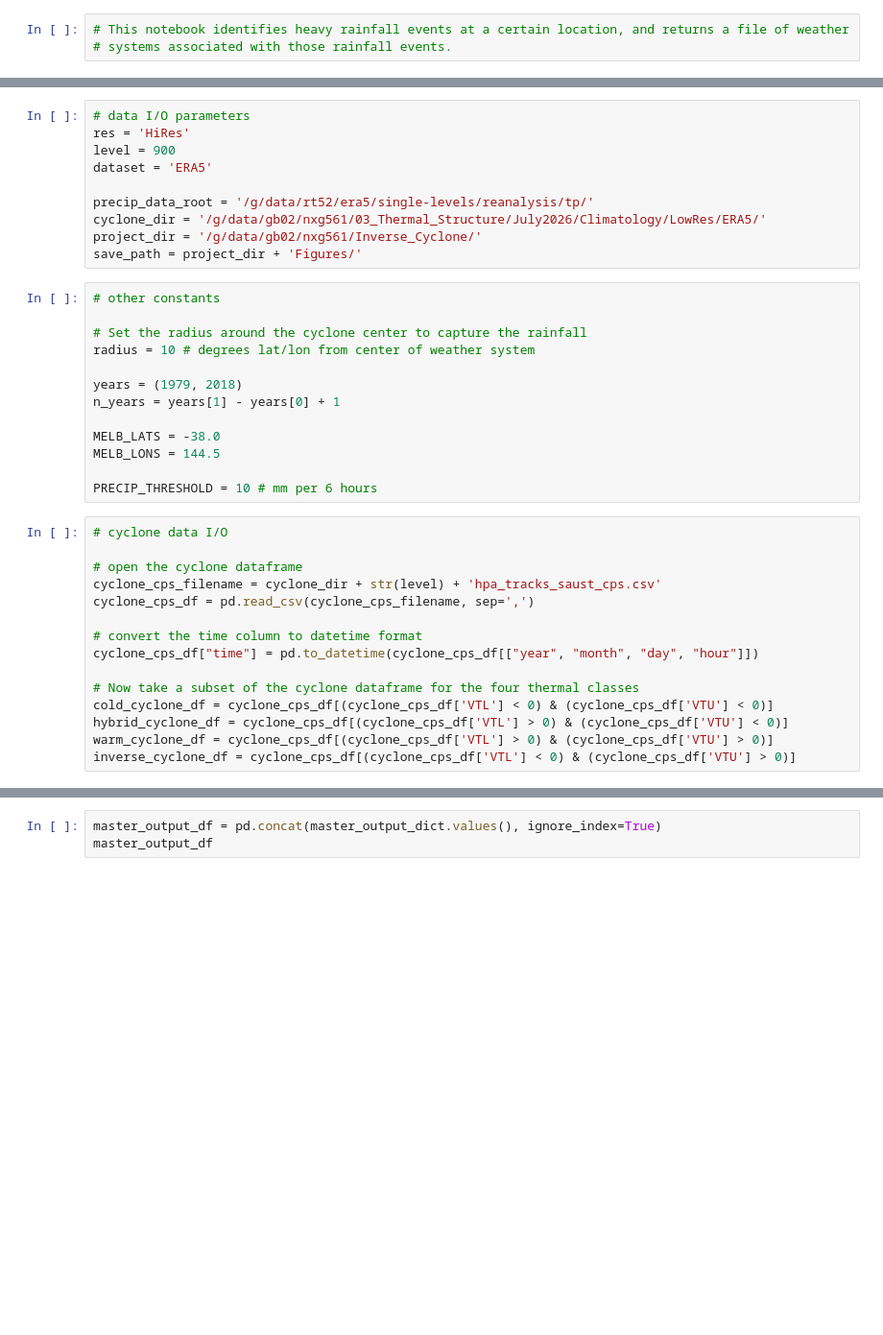
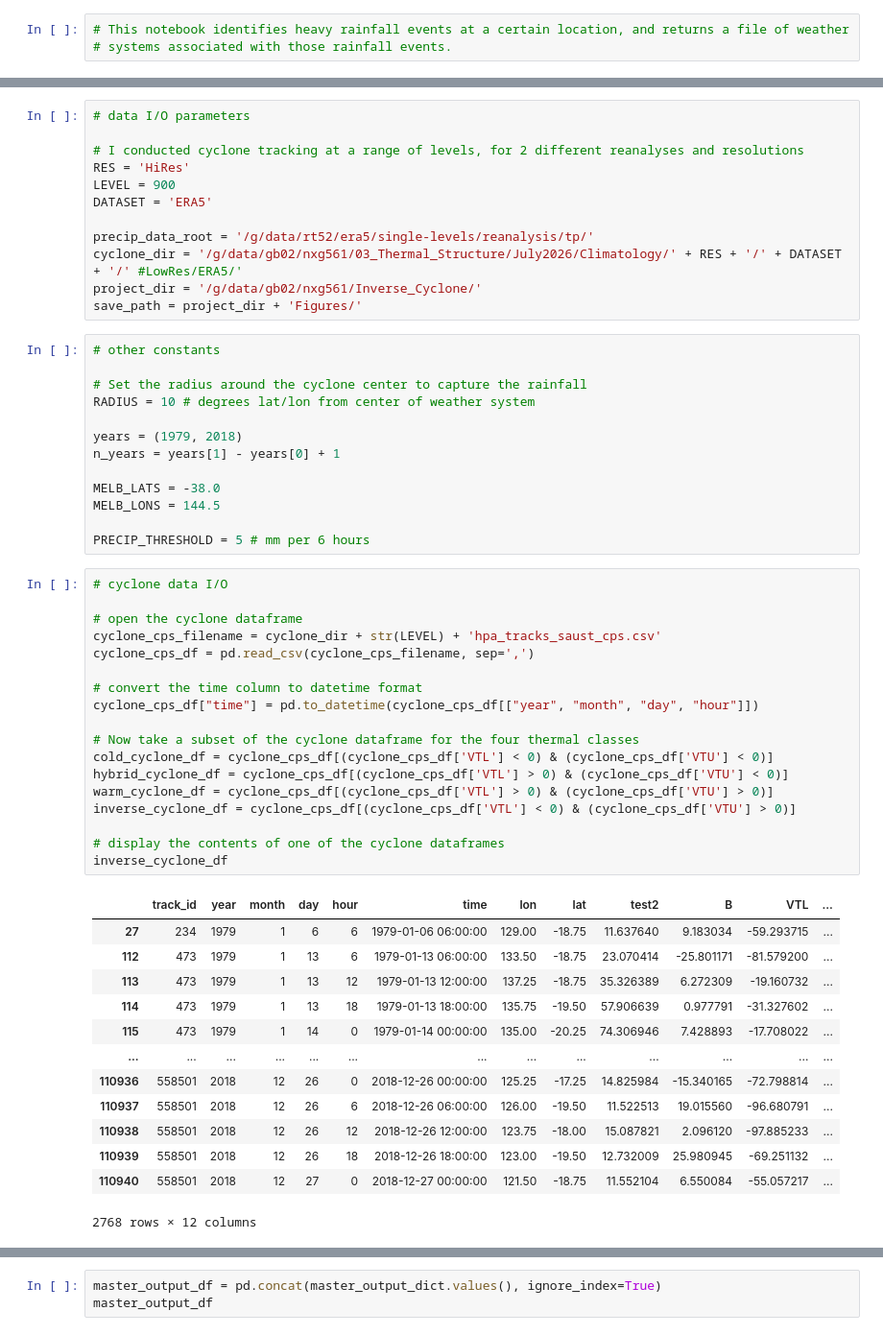
Before and after one commit to NicholasGrosfeld/Synoptic_Toolkit, a Jupyter notebook: extract_cyclone_max_precip.ipynb, the cells around one changed output, grey strips where cells are left out. Shown at 96% size. Cells and saved outputs as stored; diff of their text form; blank space fills up the shorter version.

Commit message:
got xarray and pandas working, updated heavy rainfall cyclone notebook

```diff
--- a/extract_cyclone_max_precip.ipynb
+++ b/extract_cyclone_max_precip.ipynb
@@ -11,19 +11,21 @@ from datetime import datetime
 import matplotlib.dates as dt
 # %%
 # data I/O parameters
-res = 'HiRes'
-level = 900
-dataset = 'ERA5'
+
+# I conducted cyclone tracking at a range of levels, for 2 different reanalyses and resolutions
+RES = 'HiRes'
+LEVEL = 900
+DATASET = 'ERA5'
 
 precip_data_root = '/g/data/rt52/era5/single-levels/reanalysis/tp/'
-cyclone_dir = '/g/data/gb02/nxg561/03_Thermal_Structure/July2026/Climatology/LowRes/ERA5/'
+cyclone_dir = '/g/data/gb02/nxg561/03_Thermal_Structure/July2026/Climatology/' + RES + '/' + DATASET + '/' #LowRes/ERA5/'
 project_dir = '/g/data/gb02/nxg561/Inverse_Cyclone/'
 save_path = project_dir + 'Figures/'
 # %%
 # other constants
 
 # Set the radius around the cyclone center to capture the rainfall
-radius = 10 # degrees lat/lon from center of weather system
+RADIUS = 10 # degrees lat/lon from center of weather system
 
 years = (1979, 2018)
 n_years = years[1] - years[0] + 1
@@ -31,22 +33,39 @@ n_years = years[1] - years[0] + 1
 MELB_LATS = -38.0
 MELB_LONS = 144.5
 
-PRECIP_THRESHOLD = 10 # mm per 6 hours
+PRECIP_THRESHOLD = 5 # mm per 6 hours
 # %%
 # cyclone data I/O
 
 # open the cyclone dataframe
-cyclone_cps_filename = cyclone_dir + str(level) + 'hpa_tracks_saust_cps.csv'
+cyclone_cps_filename = cyclone_dir + str(LEVEL) + 'hpa_tracks_saust_cps.csv'
 cyclone_cps_df = pd.read_csv(cyclone_cps_filename, sep=',')
 
 # convert the time column to datetime format
 cyclone_cps_df["time"] = pd.to_datetime(cyclone_cps_df[["year", "month", "day", "hour"]])
 
 # Now take a subset of the cyclone dataframe for the four thermal classes
 cold_cyclone_df = cyclone_cps_df[(cyclone_cps_df['VTL'] < 0) & (cyclone_cps_df['VTU'] < 0)]
 hybrid_cyclone_df = cyclone_cps_df[(cyclone_cps_df['VTL'] > 0) & (cyclone_cps_df['VTU'] < 0)]
 warm_cyclone_df = cyclone_cps_df[(cyclone_cps_df['VTL'] > 0) & (cyclone_cps_df['VTU'] > 0)]
 inverse_cyclone_df = cyclone_cps_df[(cyclone_cps_df['VTL'] < 0) & (cyclone_cps_df['VTU'] > 0)]
+
+# display the contents of one of the cyclone dataframes
+inverse_cyclone_df
+# %% [output]
+|  | track_id | year | month | day | hour | time | lon | lat | test2 | B | VTL | ... |
+| 27 | 234 | 1979 | 1 | 6 | 6 | 1979-01-06 06:00:00 | 129.00 | -18.75 | 11.637640 | 9.183034 | -59.293715 | ... |
+| 112 | 473 | 1979 | 1 | 13 | 6 | 1979-01-13 06:00:00 | 133.50 | -18.75 | 23.070414 | -25.801171 | -81.579200 | ... |
+| 113 | 473 | 1979 | 1 | 13 | 12 | 1979-01-13 12:00:00 | 137.25 | -18.75 | 35.326389 | 6.272309 | -19.160732 | ... |
+| 114 | 473 | 1979 | 1 | 13 | 18 | 1979-01-13 18:00:00 | 135.75 | -19.50 | 57.906639 | 0.977791 | -31.327602 | ... |
+| 115 | 473 | 1979 | 1 | 14 | 0 | 1979-01-14 00:00:00 | 135.00 | -20.25 | 74.306946 | 7.428893 | -17.708022 | ... |
+| ... | ... | ... | ... | ... | ... | ... | ... | ... | ... | ... | ... | ... |
+| 110936 | 558501 | 2018 | 12 | 26 | 0 | 2018-12-26 00:00:00 | 125.25 | -17.25 | 14.825984 | -15.340165 | -72.798814 | ... |
+| 110937 | 558501 | 2018 | 12 | 26 | 6 | 2018-12-26 06:00:00 | 126.00 | -19.50 | 11.522513 | 19.015560 | -96.680791 | ... |
+| 110938 | 558501 | 2018 | 12 | 26 | 12 | 2018-12-26 12:00:00 | 123.75 | -18.00 | 15.087821 | 2.096120 | -97.885233 | ... |
+| 110939 | 558501 | 2018 | 12 | 26 | 18 | 2018-12-26 18:00:00 | 123.00 | -19.50 | 12.732009 | 25.980945 | -69.251132 | ... |
+| 110940 | 558501 | 2018 | 12 | 27 | 0 | 2018-12-27 00:00:00 | 121.50 | -18.75 | 11.552104 | 6.550084 | -55.057217 | ... |
+2768 rows × 12 columns
 # %%
 master_output_dict = {}
 
```
Also changed, not shown: parts of 3 cells of this notebook.
